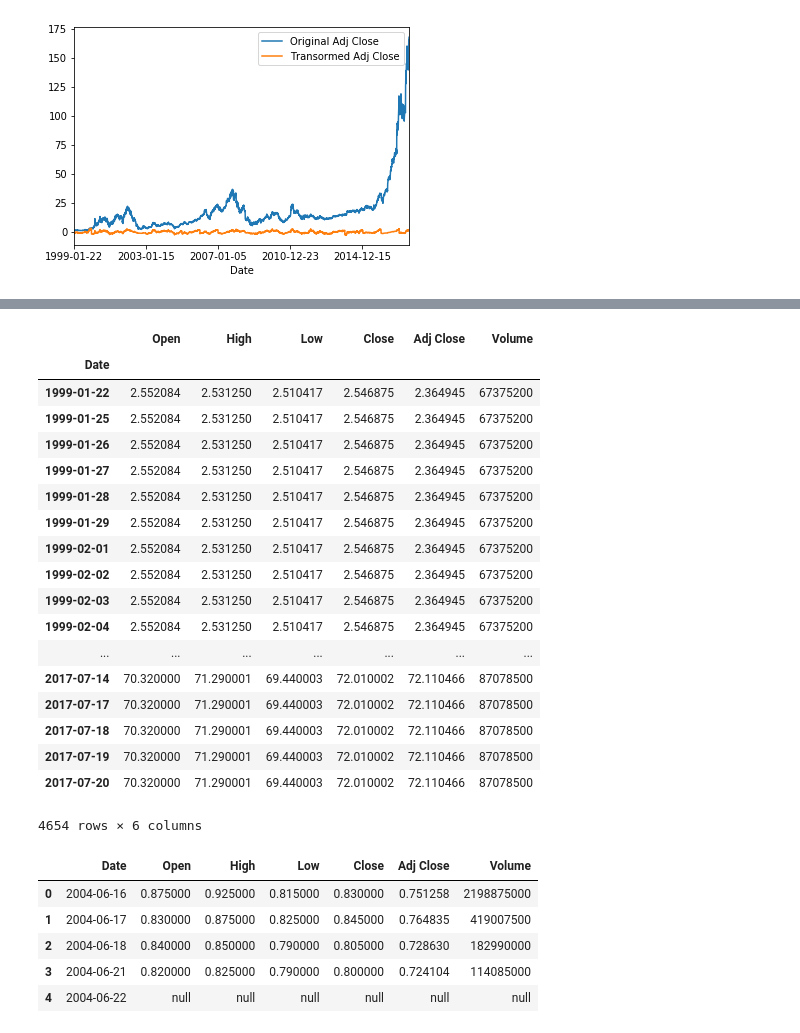
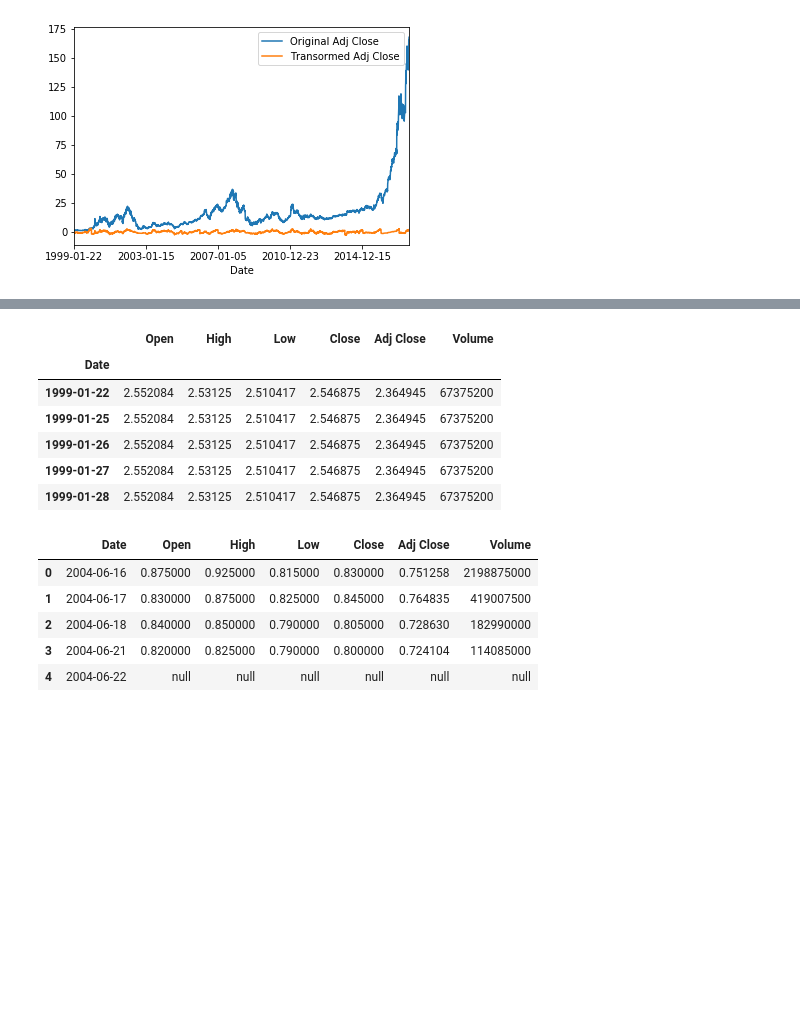
Before and after one commit to ZeweiChu/pandas-tutorial, a Jupyter notebook: 2017-Nov/pandas-3.ipynb, the cells around one changed output, grey strips where cells are left out. Cells and saved outputs as stored; diff of their text form; code cells hidden in the pictures; blank space fills up the shorter version.

```diff
--- a/2017-Nov/pandas-3.ipynb
+++ b/2017-Nov/pandas-3.ipynb
@@ -298,25 +299,13 @@ df.groupby(key).transform(price_range)
 # %%
-df.groupby(key).transform("max") - df.groupby(key).transform("min")
+(nvda.groupby(key).transform("max") - nvda.groupby(key).transform("min")).head()
 # %% [output]
 |  | Open | High | Low | Close | Adj Close | Volume |
 | Date |  |  |  |  |  |  |
-| 1999-01-22 | 2.552084 | 2.531250 | 2.510417 | 2.546875 | 2.364945 | 67375200 |
-| 1999-01-25 | 2.552084 | 2.531250 | 2.510417 | 2.546875 | 2.364945 | 67375200 |
-| 1999-01-26 | 2.552084 | 2.531250 | 2.510417 | 2.546875 | 2.364945 | 67375200 |
-| 1999-01-27 | 2.552084 | 2.531250 | 2.510417 | 2.546875 | 2.364945 | 67375200 |
-| 1999-01-28 | 2.552084 | 2.531250 | 2.510417 | 2.546875 | 2.364945 | 67375200 |
-| 1999-01-29 | 2.552084 | 2.531250 | 2.510417 | 2.546875 | 2.364945 | 67375200 |
-| 1999-02-01 | 2.552084 | 2.531250 | 2.510417 | 2.546875 | 2.364945 | 67375200 |
-| 1999-02-02 | 2.552084 | 2.531250 | 2.510417 | 2.546875 | 2.364945 | 67375200 |
-| 1999-02-03 | 2.552084 | 2.531250 | 2.510417 | 2.546875 | 2.364945 | 67375200 |
-| 1999-02-04 | 2.552084 | 2.531250 | 2.510417 | 2.546875 | 2.364945 | 67375200 |
-| ... | ... | ... | ... | ... | ... | ... |
-| 2017-07-14 | 70.320000 | 71.290001 | 69.440003 | 72.010002 | 72.110466 | 87078500 |
-| 2017-07-17 | 70.320000 | 71.290001 | 69.440003 | 72.010002 | 72.110466 | 87078500 |
-| 2017-07-18 | 70.320000 | 71.290001 | 69.440003 | 72.010002 | 72.110466 | 87078500 |
-| 2017-07-19 | 70.320000 | 71.290001 | 69.440003 | 72.010002 | 72.110466 | 87078500 |
-| 2017-07-20 | 70.320000 | 71.290001 | 69.440003 | 72.010002 | 72.110466 | 87078500 |
+| 1999-01-22 | 2.552084 | 2.53125 | 2.510417 | 2.546875 | 2.364945 | 67375200 |
+| 1999-01-25 | 2.552084 | 2.53125 | 2.510417 | 2.546875 | 2.364945 | 67375200 |
+| 1999-01-26 | 2.552084 | 2.53125 | 2.510417 | 2.546875 | 2.364945 | 67375200 |
+| 1999-01-27 | 2.552084 | 2.53125 | 2.510417 | 2.546875 | 2.364945 | 67375200 |
+| 1999-01-28 | 2.552084 | 2.53125 | 2.510417 | 2.546875 | 2.364945 | 67375200 |
-4654 rows × 6 columns
 # %%
 tencent = pd.read_csv("data/0700.HK.csv")
 tencent.head()
```
Also changed, not shown: parts of 26 cells of this notebook, 3 other files.
